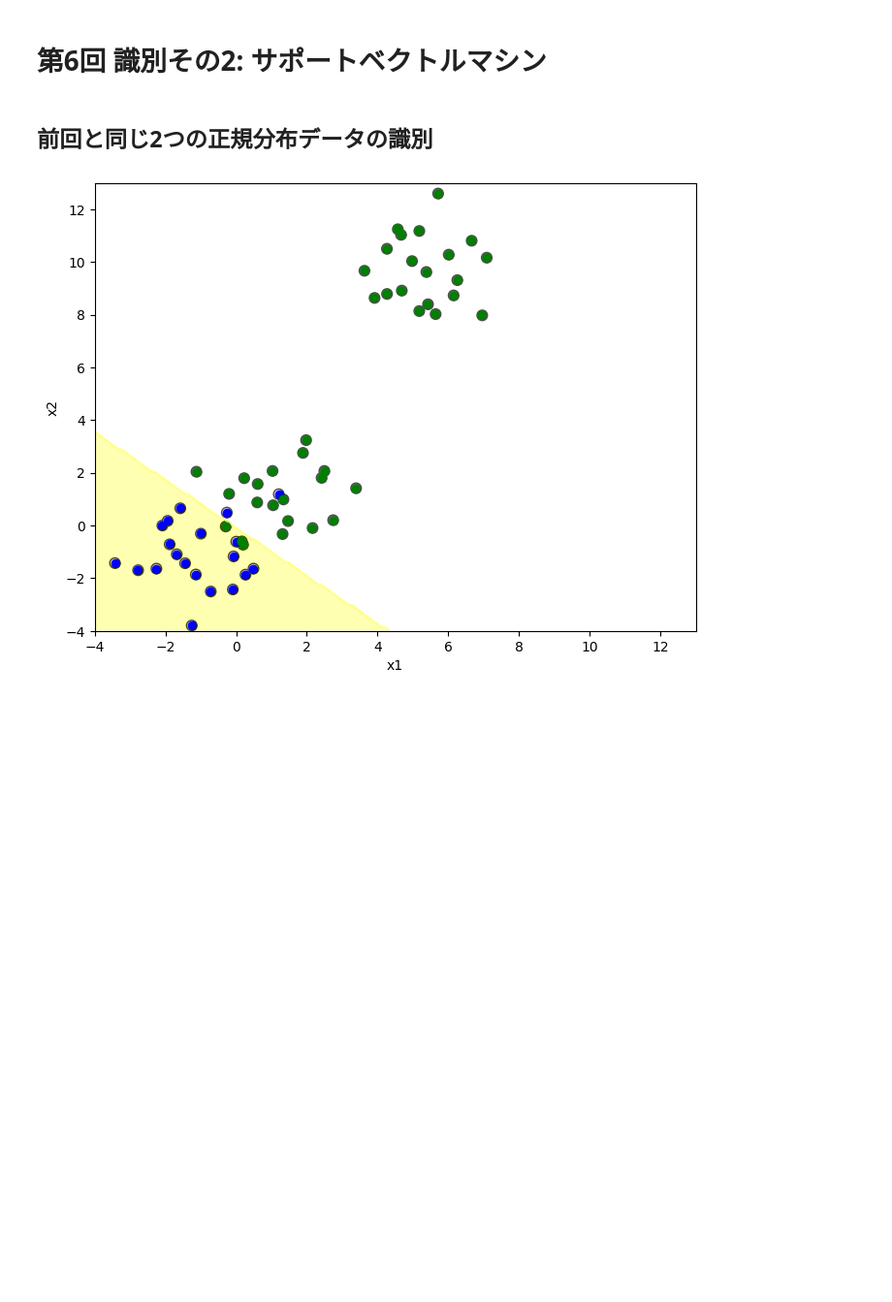
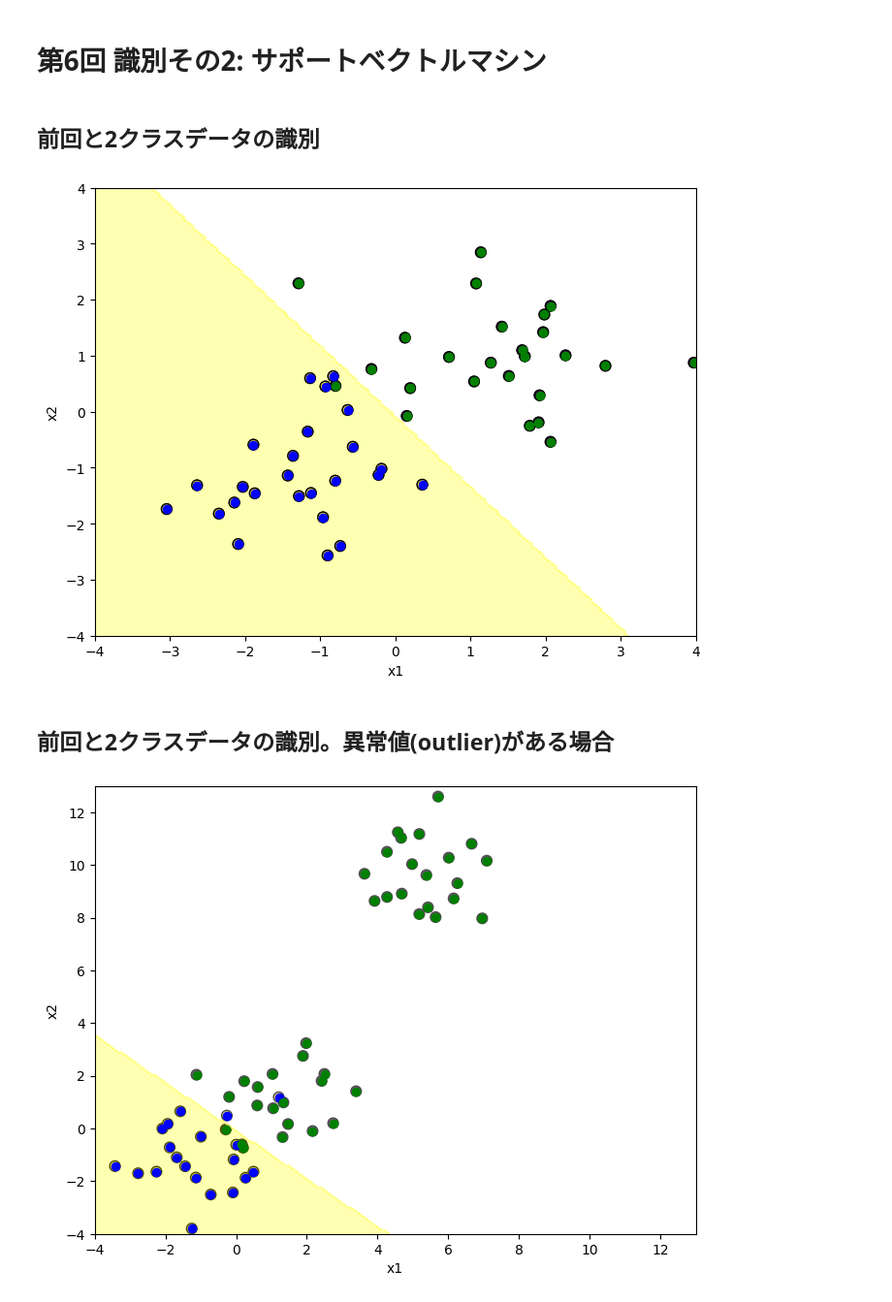
Before and after one commit to matsunagalab/lecture_ML, a Jupyter notebook: machine_learning_06.ipynb, the cells around one changed output. Shown: that part at 97% size. Saved outputs shown, nothing was run; the diff lists cells and outputs as text; code cells hidden in the pictures; blank space fills up the shorter version.

```diff
--- a/machine_learning_06.ipynb
+++ b/machine_learning_06.ipynb
@@ -3,7 +3,54 @@
 # %% [markdown]
 # 第6回 識別その2: サポートベクトルマシン
 # %% [markdown]
-## 前回と同じ2つの正規分布データの識別
+## 前回と2クラスデータの識別
+# %%
+import numpy as np
+from sklearn import svm
+import matplotlib.pyplot as plt
+np.random.seed(seed=321)
+
+# generate data
+N = 50
+
+y_class1 = np.ones(int(N/2))
+x_class1 = np.random.randn(int(N/2), 2) - 1.0
+
+y_class2 = -np.ones(int(N/2))
+x_class2 = np.random.randn(int(N/2), 2) + 1.0
+
+y = np.concatenate((y_class1, y_class2))
+x = np.concatenate((x_class1, x_class2))
+
+# Plotting initial data
+plt.figure(figsize=(8,6))
+plt.scatter(x[:, 0], x[:, 1], c=y, edgecolor='k', s=60)
+plt.xlim(-4, 4)
+plt.ylim(-4, 4)
+plt.xlabel('x1')
+plt.ylabel('x2')
+
+# SVM modeling
+model = svm.SVC(kernel='linear')
+model.fit(x, y)
+
+# visualize result
+x1_range = np.linspace(-4, 4, 200)
+x2_range = np.linspace(-4, 4, 200)
+x1, x2 = np.meshgrid(x1_range, x2_range)
+Z = model.predict(np.array([x1.ravel(), x2.ravel()]).T).reshape(x1.shape)
+
+plt.contourf(x1, x2, Z, alpha=0.3, colors=['white', 'yellow'])
+plt.scatter(x[:, 0], x[:, 1], c=y, edgecolor='k', s=60)
+
+plt.scatter(x[:N//2, 0], x[:N//2, 1], color='blue')
+plt.scatter(x[N//2:, 0], x[N//2:, 1], color='green')
+
+plt.show()
+# %% [output]
+[figure, added]
+# %% [markdown]
+## 前回と2クラスデータの識別。異常値(outlier)がある場合
 # %%
 import numpy as np
 from sklearn import svm
```
